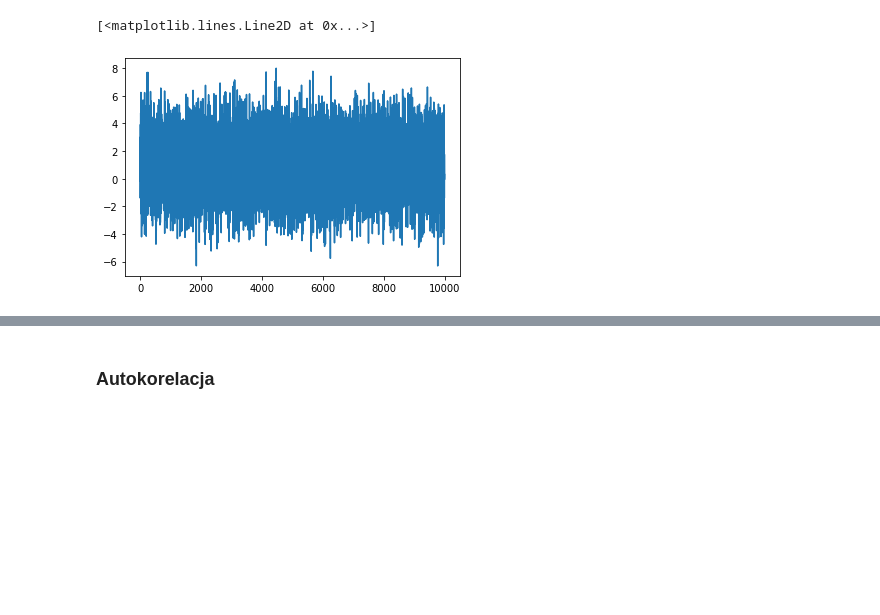
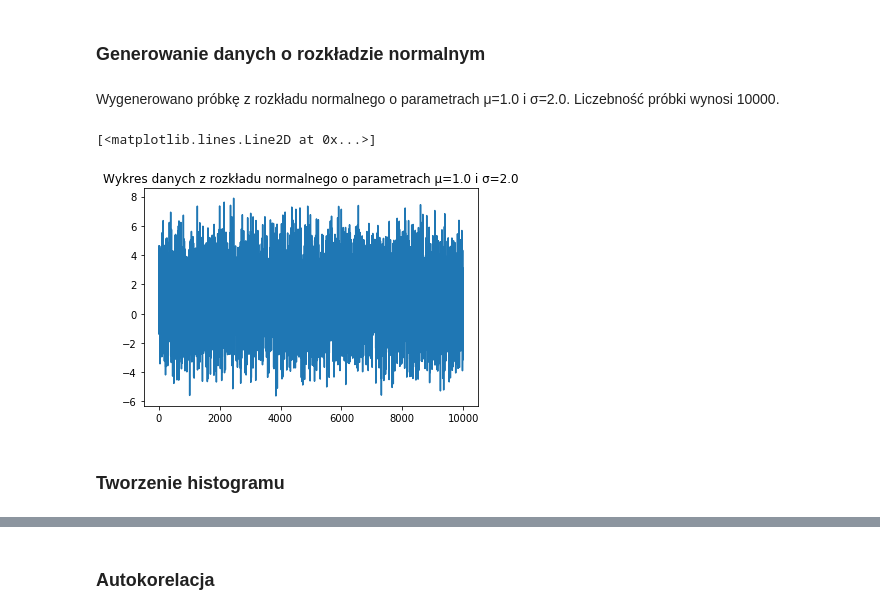
Before and after one commit to pawel717-SCGE/lab1, a Jupyter notebook: lab1-SCGE.ipynb, the cells around one changed output, grey strips where cells are left out. Cells and saved outputs as stored; diff of their text form; code cells hidden in the pictures; blank space fills up the shorter version.

```diff
--- a/lab1-SCGE.ipynb
+++ b/lab1-SCGE.ipynb
@@ -1,5 +1,7 @@
 # %% [markdown]
 <a href="https://colab.research.google.com/github//pawel717-SCGE/lab1/blob/master/lab1-SCGE.ipynb" target="_parent"><img src="https://colab.research.google.com/assets/colab-badge.svg" alt="Open In Colab"/></a>
+# %% [markdown]
+### Generowanie danych o rozkładzie normalnym
 # %%
 import matplotlib.pyplot as plt
 import numpy as np
@@ -9,11 +11,16 @@ import sklearn
 mu = 1.0
 sigma = 2.0
 sample = np.random.normal(mu, sigma, 10000)
-# %%
-plt.plot(sample)
-# %% [output]
-[<matplotlib.lines.Line2D at 0x...>]
-[figure, removed]
+# %% [markdown]
+Wygenerowano próbkę z rozkładu normalnego o parametrach μ=1.0 i σ=2.0. Liczebność próbki wynosi 10000.
+# %%
+plt.title("Wykres danych z rozkładu normalnego o parametrach μ=1.0 i σ=2.0")
+plt.plot(sample)
+# %% [output]
+[<matplotlib.lines.Line2D at 0x...>]
+[figure, added]
+# %% [markdown]
+### Tworzenie histogramu
 # %%
 def plot_histogram(sample):
     count, bins, patches = plt.hist(sample, 20, density=True)
```
Also changed, not shown: parts of 49 cells of this notebook.
